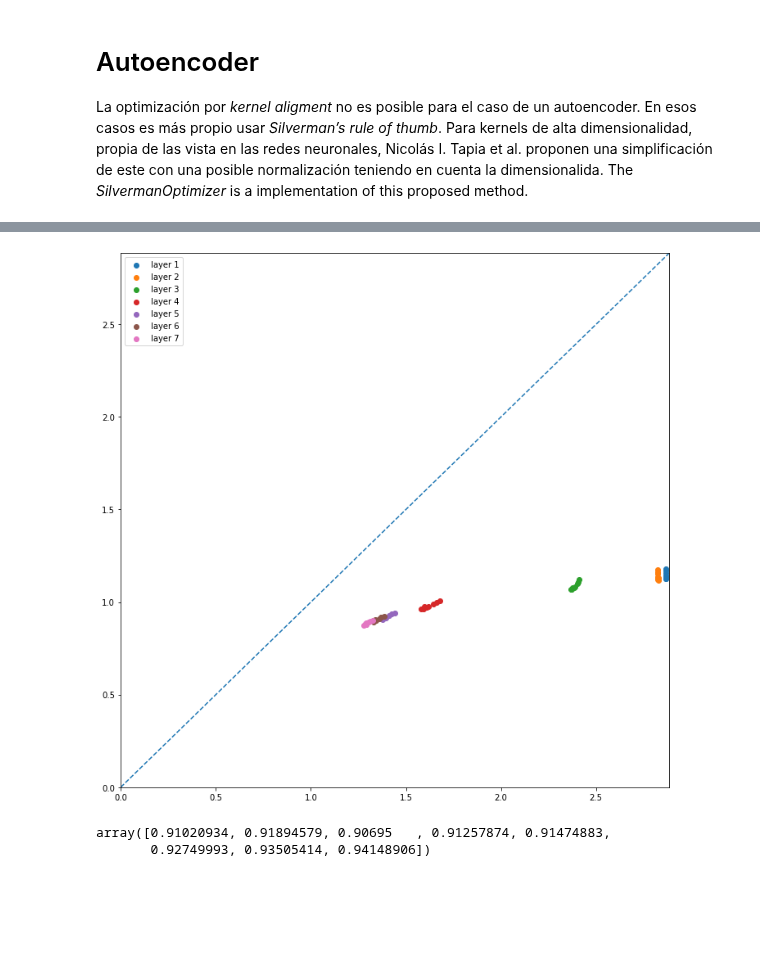
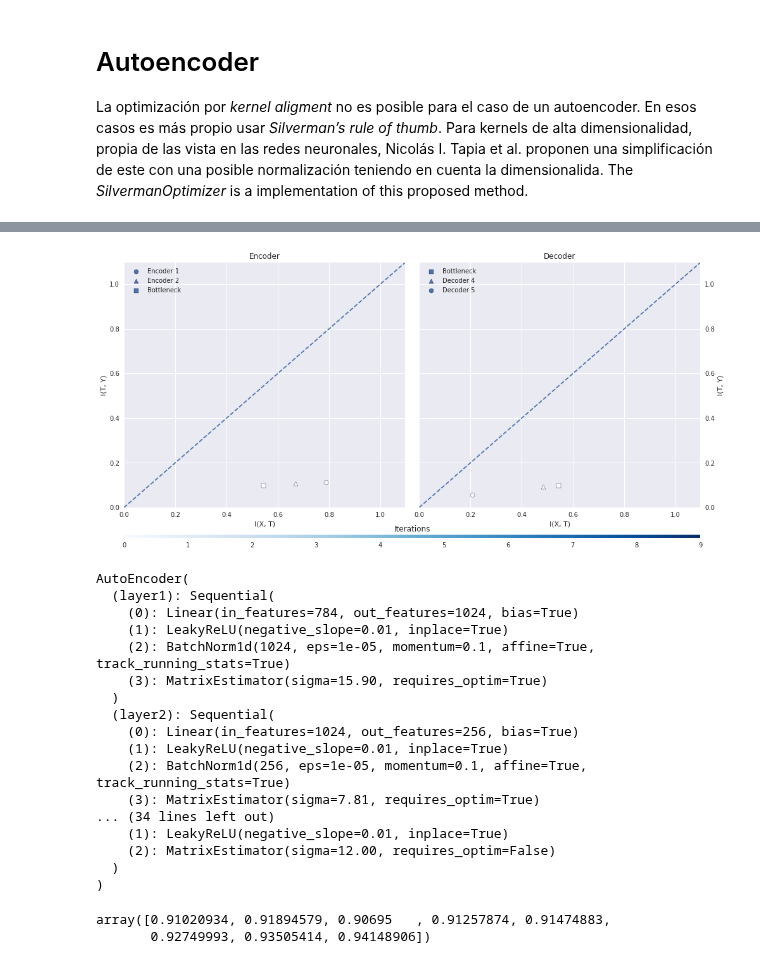
Before and after one commit to SolidusAbi/IPDL, a Jupyter notebook: notebooks/tutorial.ipynb, the cells around one changed output, grey strips where cells are left out. Cells and saved outputs as stored; diff of their text form; code cells hidden in the pictures; blank space fills up the shorter version.

```diff
--- a/notebooks/tutorial.ipynb
+++ b/notebooks/tutorial.ipynb
@@ -402,20 +389,0 @@ plt.show()
-# %%
-from matplotlib import pyplot as plt
-from IPDL import MatrixBasedRenyisEntropy
-
-f, ax = plt.subplots(figsize=(12, 12))
-reference = MatrixBasedRenyisEntropy.entropy(Ax).cpu()
-ax.set(xlim=(0, reference), ylim=(0, reference))
-
-Ixt, Ity = ip.getMutualInformation(moving_average_n=3)
-
-for idx in range(len(Ixt)):
-    current_Ixt = Ixt[idx]
-    current_Ity = Ity[idx]
-    ax.scatter(current_Ixt, current_Ity, label="layer {}".format(idx+1))
-
-ax.plot([0, 1], [0, 1], transform=ax.transAxes, linestyle='dashed')
-plt.legend()
-plt.show()
-# %% [output]
-[figure, removed]
@@ -422,3 +463,29 @@ plt.show()
+# %%
+reference = MatrixBasedRenyisEntropy.entropy(Ax).cpu()
+fig = show_information_plane(ip, reference)
+plt.show()
+# %% [output]
+[figure, added]
+# %%
+model
+# %% [output]
+AutoEncoder(
+  (layer1): Sequential(
+    (0): Linear(in_features=784, out_features=1024, bias=True)
+    (1): LeakyReLU(negative_slope=0.01, inplace=True)
+    (2): BatchNorm1d(1024, eps=1e-05, momentum=0.1, affine=True, track_running_stats=True)
+    (3): MatrixEstimator(sigma=15.90, requires_optim=True)
+  )
+  (layer2): Sequential(
+    (0): Linear(in_features=1024, out_features=256, bias=True)
+    (1): LeakyReLU(negative_slope=0.01, inplace=True)
+    (2): BatchNorm1d(256, eps=1e-05, momentum=0.1, affine=True, track_running_stats=True)
+    (3): MatrixEstimator(sigma=7.81, requires_optim=True)
+... (34 lines left out)
+    (1): LeakyReLU(negative_slope=0.01, inplace=True)
+    (2): MatrixEstimator(sigma=12.00, requires_optim=False)
+  )
+)
 # %%
 Ity[4]
 # %% [output]
```
Also changed, not shown: parts of 24 cells of this notebook, 8 other files.
